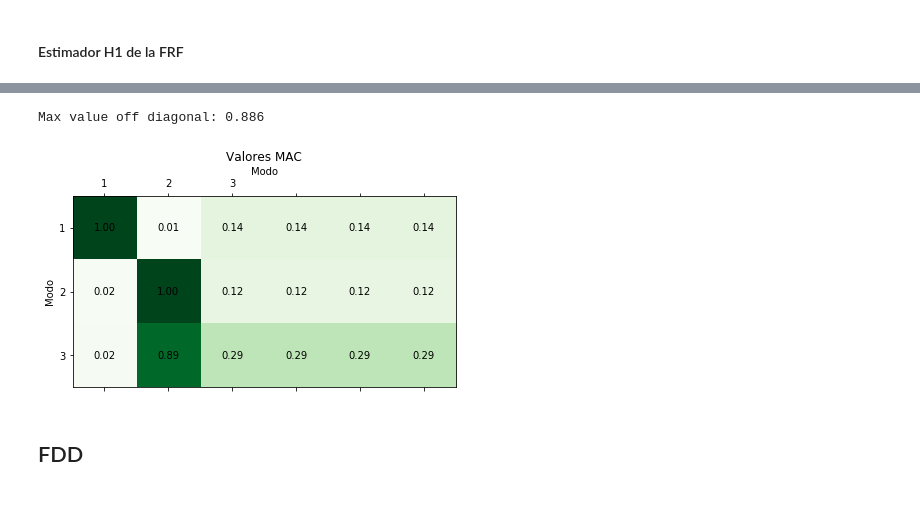
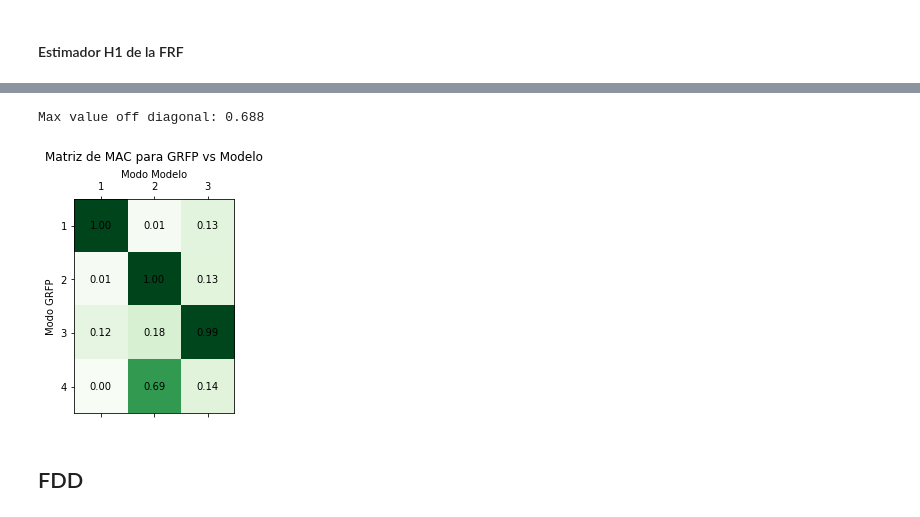
Before and after one commit to rafadodo/atelier, a Jupyter notebook: ema_vs_oma_full.ipynb, the cells around one changed output, grey strips where cells are left out. Drawn from its saved outputs; the diff is of its cells as text; code cells hidden in the pictures.

```diff
--- a/ema_vs_oma_full.ipynb
+++ b/ema_vs_oma_full.ipynb
@@ -63,9 +54,9 @@ for node_str in TF_dict.keys():
 # %%
 colors = plt.rcParams['axes.prop_cycle'].by_key()['color'][:total_dofs]
 # %%
-DOF = 51
-mode_ind_TF = np.array([m for m in signal.argrelmax(np.abs(TF[:, DOF]), order=50)]).flatten()
-plt.semilogy(freq, np.abs(TF[:, DOF]))
-plt.scatter(freq[mode_ind_TF], np.abs(TF[mode_ind_TF, DOF]))
+avg_TF = np.mean(np.abs(TF), axis=1)
+mode_ind_TF = np.array([m for m in signal.argrelmax(np.abs(avg_TF), order=20)]).flatten()
+plt.semilogy(freq, np.abs(avg_TF))
+plt.scatter(freq[mode_ind_TF], np.abs(avg_TF[mode_ind_TF]))
 # %% [output]
 <matplotlib.collections.PathCollection at 0x...>
@@ -93,2 +64,12 @@ modes_theo = modes_theo_all[mask,3:].T
+# %%
+freq_analysis_lim = 500
+
+mask = np.unique([np.argmin(np.abs(mode_freqs_all - freq[mode_idx])) for mode_idx in mode_ind_TF])
+f_theo = mode_freqs_all[mask]
+modes_theo = modes_theo_all[mask,3:].T
+
+total_modes = len(f_theo)
+xi_theo = Xi*np.ones(total_modes)
+mode_nums = np.arange(total_modes)+1
 # %%
 MAC_theo = mac.get_MAC_matrix(modes_theo, modes_theo)
@@ -314,10 +263,10 @@ utils.plot_modes_complexity(modes_grfp)
 # %%
 MAC_grfp = mac.get_MAC_matrix(modes_grfp, modes_theo)
-mac.plot_MAC(MAC_grfp, 'Greens', 'k')
+mac.plot_MAC(MAC_grfp, 'Greens', 'k', title_str='Matriz de MAC para GRFP vs Modelo', labels=['Modo GRFP', 'Modo Modelo'])
 print('Max value off diagonal: {:.3f}'.format(mac.get_max_off_diagonal(MAC_grfp)))
 # %% [output]
-Max value off diagonal: 0.886
+Max value off diagonal: 0.688
-[figure, old version]
+[figure, new version]
 # %% [markdown]
 ## FDD
 # %% [markdown]
```
Also changed, not shown: parts of 48 cells of this notebook, 6 other files.
